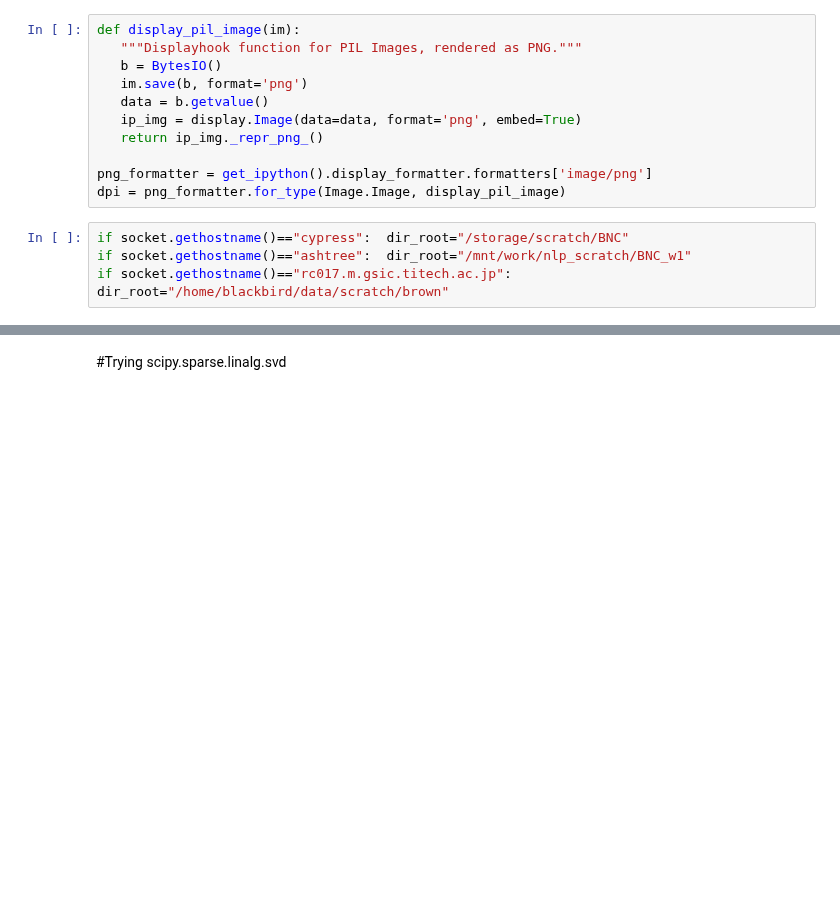
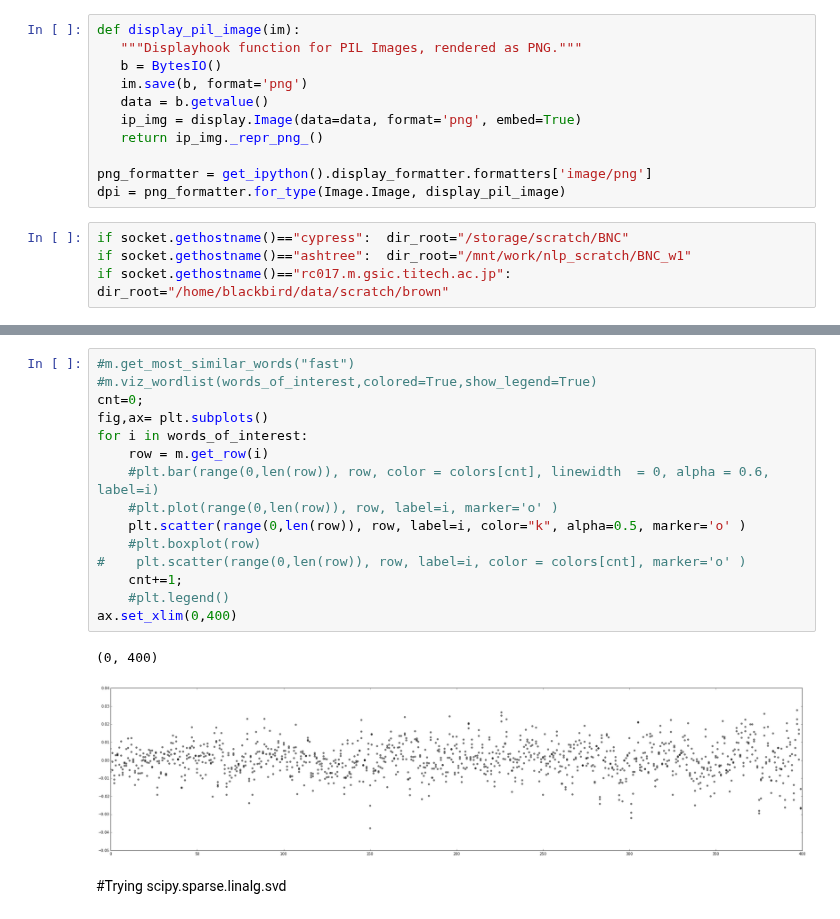
Before and after one commit to undertherain/vsmlib, a Jupyter notebook: python/matrices.ipynb, the cells around one changed output, grey strips where cells are left out. Cells and saved outputs as stored; diff of their text form; blank space fills up the shorter version.

```diff
--- a/python/matrices.ipynb
+++ b/python/matrices.ipynb
@@ -96,3 +125,21 @@ m.get_most_similar_words("slow")
+# %%
+#m.get_most_similar_words("fast")
+#m.viz_wordlist(words_of_interest,colored=True,show_legend=True)
+cnt=0;
+fig,ax= plt.subplots()
+for i in words_of_interest:
+    row = m.get_row(i)
+    #plt.bar(range(0,len(row)), row, color = colors[cnt], linewidth  = 0, alpha = 0.6,  label=i)
+    #plt.plot(range(0,len(row)), row, label=i, marker='o' )
+    plt.scatter(range(0,len(row)), row, label=i, color="k", alpha=0.5, marker='o' )
+    #plt.boxplot(row)
+#    plt.scatter(range(0,len(row)), row, label=i, color = colors[cnt], marker='o' )
+    cnt+=1;
+    #plt.legend()
+ax.set_xlim(0,400)
+# %% [output]
+(0, 400)
+[figure, added]
 # %% [markdown]
 #Trying scipy.sparse.linalg.svd
 # %%
```
Also changed, not shown: parts of 13 cells of this notebook, 11 other files.
